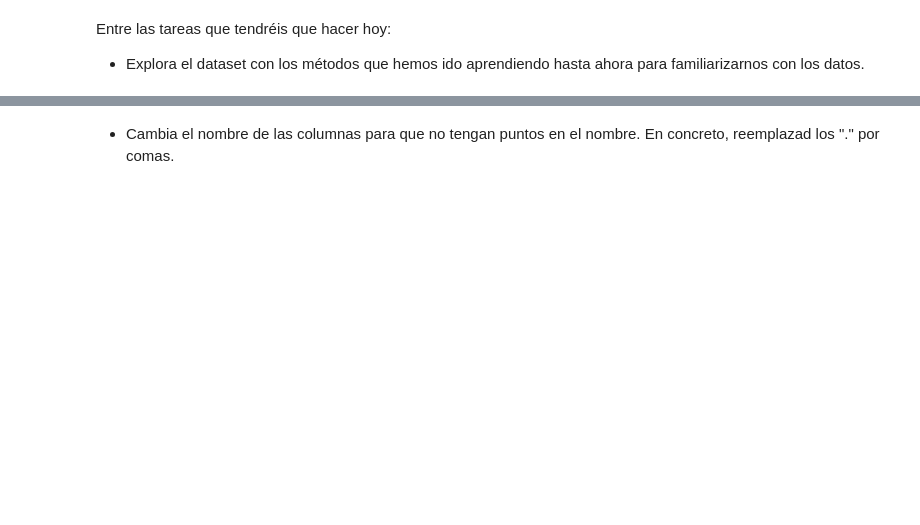
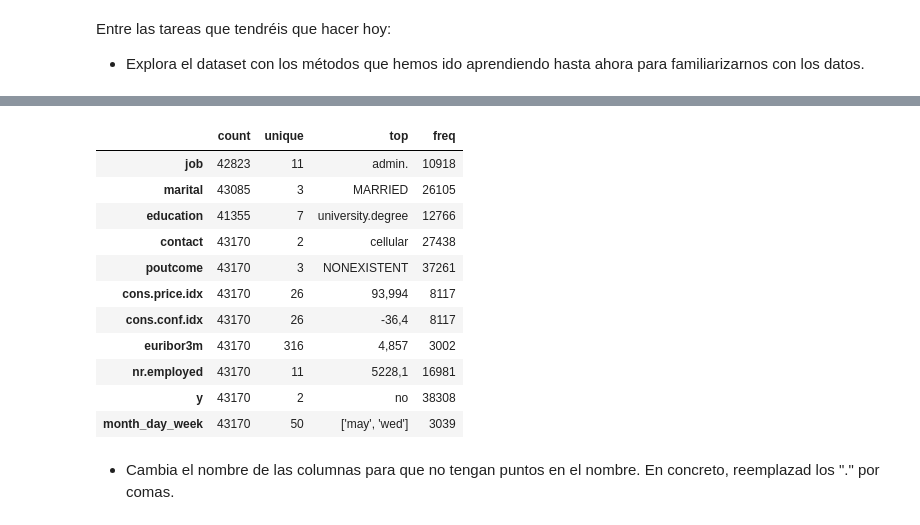
Before and after one commit to Adalab/promo_d_da_modulo2_sprint2_Silvia_Paula, a Jupyter notebook: Limpieza-I.ipynb, the cells around one changed output, grey strips where cells are left out. Saved outputs shown, nothing was run; the diff lists cells and outputs as text; code cells hidden in the pictures; blank space fills up the shorter version.

```diff
--- a/Limpieza-I.ipynb
+++ b/Limpieza-I.ipynb
@@ -47,3 +116,18 @@ Entre las tareas que tendréis que hacer hoy:
+# %%
+df_bank.describe(include = "object").T
+# %% [output]
+|  | count | unique | top | freq |
+| job | 42823 | 11 | admin. | 10918 |
+| marital | 43085 | 3 | MARRIED | 26105 |
+| education | 41355 | 7 | university.degree | 12766 |
+| contact | 43170 | 2 | cellular | 27438 |
+| poutcome | 43170 | 3 | NONEXISTENT | 37261 |
+| cons.price.idx | 43170 | 26 | 93,994 | 8117 |
+| cons.conf.idx | 43170 | 26 | -36,4 | 8117 |
+| euribor3m | 43170 | 316 | 4,857 | 3002 |
+| nr.employed | 43170 | 11 | 5228,1 | 16981 |
+| y | 43170 | 2 | no | 38308 |
+| month_day_week | 43170 | 50 | ['may', 'wed'] | 3039 |
 # %% [markdown]
 
 - Cambia el nombre de las columnas para que no tengan puntos en el nombre. En concreto, reemplazad los "." por comas.
```
Also changed, not shown: parts of 14 cells of this notebook.
